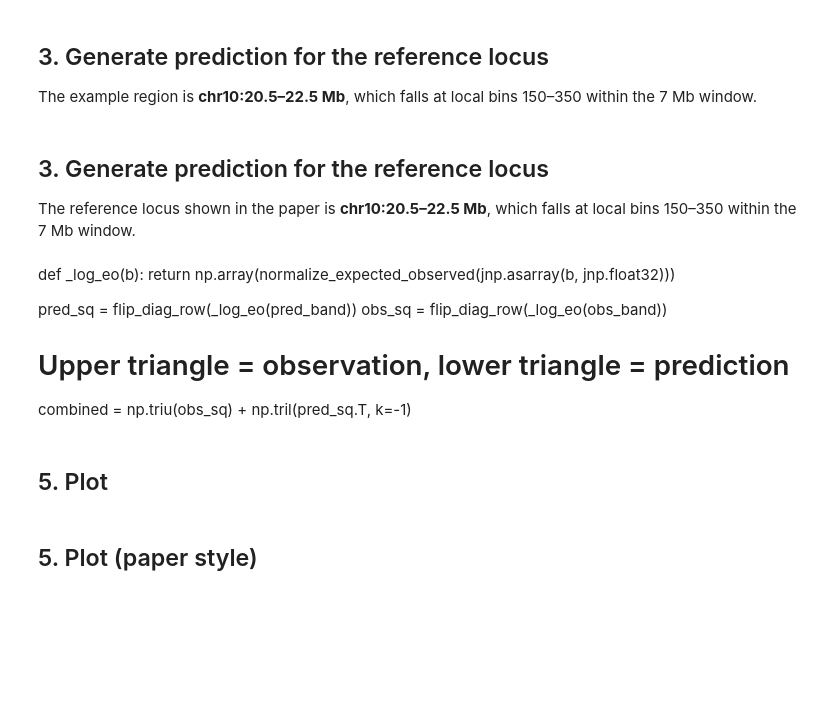
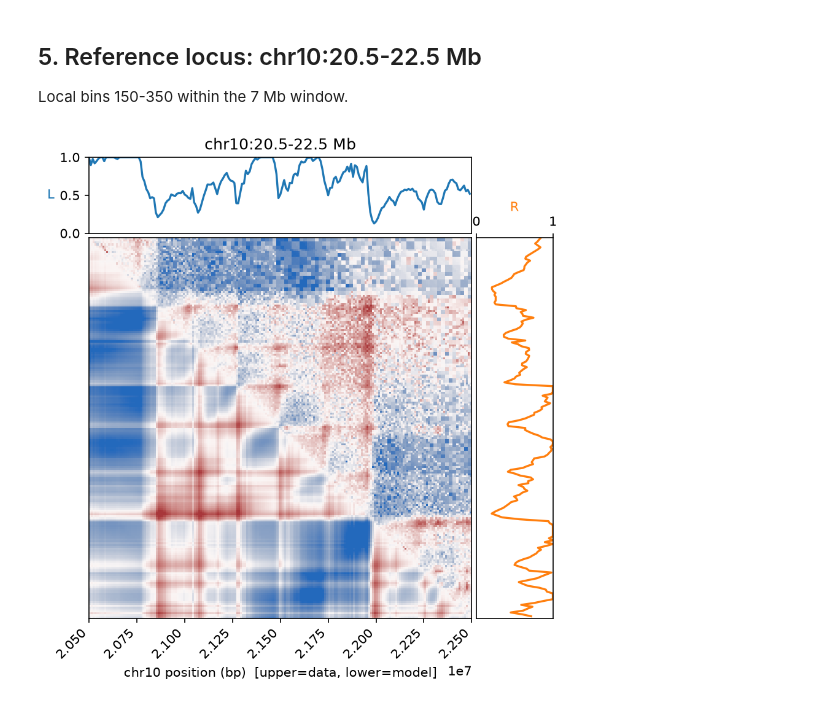
Before and after one commit to chikinalab/dLEM, a Jupyter notebook: docs/quick_start.ipynb, the cells around one changed output. Saved outputs shown, nothing was run; the diff lists cells and outputs as text; code cells hidden in the pictures; blank space fills up the shorter version.

```diff
--- a/docs/quick_start.ipynb
+++ b/docs/quick_start.ipynb
@@ -37,12 +45,13 @@ returning a (700 diagonals × 700 bins) band matrix.
 # %%
 COOL       = 'data/example_chr10.cool'
-REGION     = 'ref_region:0-7000000'
+CTCF_TSV   = 'data/example_ctcf.tsv'
+CHROM      = 'ref_region'
 RESOLUTION = 10_000
+WIDTH      = 700     # full window loaded (matches example_chr10.cool)
 
-# Offset for converting local bin positions to true chr10 coordinates (Mb)
+# Offset for converting local bin positions to true chr10 coordinates
 GENOMIC_OFFSET_MB = 19.0
+GENOMIC_OFFSET_BP = int(GENOMIC_OFFSET_MB * 1e6)
 
-band = fetch_band(COOL, RESOLUTION, REGION, width=700)  # (700, 700)
-band_train = band[1:170, :]                              # rows 1–169 (exclude row 0)
-
+band = dlem.load_band(COOL, resolution=RESOLUTION, chrom=CHROM, width=WIDTH)
 print(f'band shape: {band.shape},  dtype: {band.dtype}')
@@ -50,0 +73,7 @@ print(f'band shape: {band.shape},  dtype: {band.dtype}')
+# %%
+fit = dlem.fit(
+    band, s=0.025, train_to=200,
+    importance_power=0.5, diag_weight_power=1.0,
+    n_opt=1500, verbose=True,
+)
+print(f'mse={fit.mse:.4f}  corr={fit.corr:.4f}  checkpoint={fit.monitor}')
@@ -50,0 +105,3 @@ print(f'band shape: {band.shape},  dtype: {band.dtype}')
+# %%
+cpos, cneg = dlem.load_ctcf_tsv(CTCF_TSV, CHROM)
+_ = dlem.ctcf_report(fit, cpos, cneg, max_lag=2, checkpoint='all')
@@ -51,33 +182,15 @@ print(f'band shape: {band.shape},  dtype: {band.dtype}')
 # %% [markdown]
-## 3. Generate prediction for the reference locus
+## 5. Reference locus: chr10:20.5-22.5 Mb
 
-The example region is **chr10:20.5–22.5 Mb**, which falls at local bins 150–350
-within the 7 Mb window.
+Local bins 150-350 within the 7 Mb window.
-# %% [markdown]
-## 3. Generate prediction for the reference locus
-
-The reference locus shown in the paper is **chr10:20.5–22.5 Mb**, which falls at
-local bins 150–350 within the 7 Mb window.
 # %%
-PATCH_START = 150   # local bin → chr10:20.5 Mb
-PATCH_SPAN  = 200   # 200 bins × 10 kb = 2 Mb → chr10:20.5–22.5 Mb
+PATCH_START = 150   # local bin -> chr10:20.5 Mb
+PATCH_SPAN  = 200    # 200 bins x 10 kb = 2 Mb -> chr10:20.5-22.5 Mb
+REGION_LABEL = "chr10:20.5-22.5 Mb"
 
-pred_band = np.array(jax_forward_generate(
-    jnp.array(p_left [PATCH_START:PATCH_START + PATCH_SPAN], jnp.float32),
-    jnp.array(p_right[PATCH_START:PATCH_START + PATCH_SPAN], jnp.float32),
-    0.025,
-    PATCH_SPAN,
-))
-obs_band = band[:PATCH_SPAN, PATCH_START:PATCH_START + PATCH_SPAN]
+fig = plot_example_patch(fit, band, PATCH_START, PATCH_SPAN, RESOLUTION, "chr10", REGION_LABEL,
+                    checkpoint=None, out="quick_start_patch.png", offset_bp=GENOMIC_OFFSET_BP)
+plt.close(fig)
+display(Image("quick_start_patch.png"))
+# %% [output]
+[figure, added]
-# %% [markdown]
-def _log_eo(b):
-    return np.array(normalize_expected_observed(jnp.asarray(b, jnp.float32)))
-
-pred_sq  = flip_diag_row(_log_eo(pred_band))
-obs_sq   = flip_diag_row(_log_eo(obs_band))
-# Upper triangle = observation, lower triangle = prediction
-combined = np.triu(obs_sq) + np.tril(pred_sq.T, k=-1)
-# %% [markdown]
-## 5. Plot
-# %% [markdown]
-## 5. Plot (paper style)
```
Also changed, not shown: parts of 14 cells of this notebook, 31 other files.
